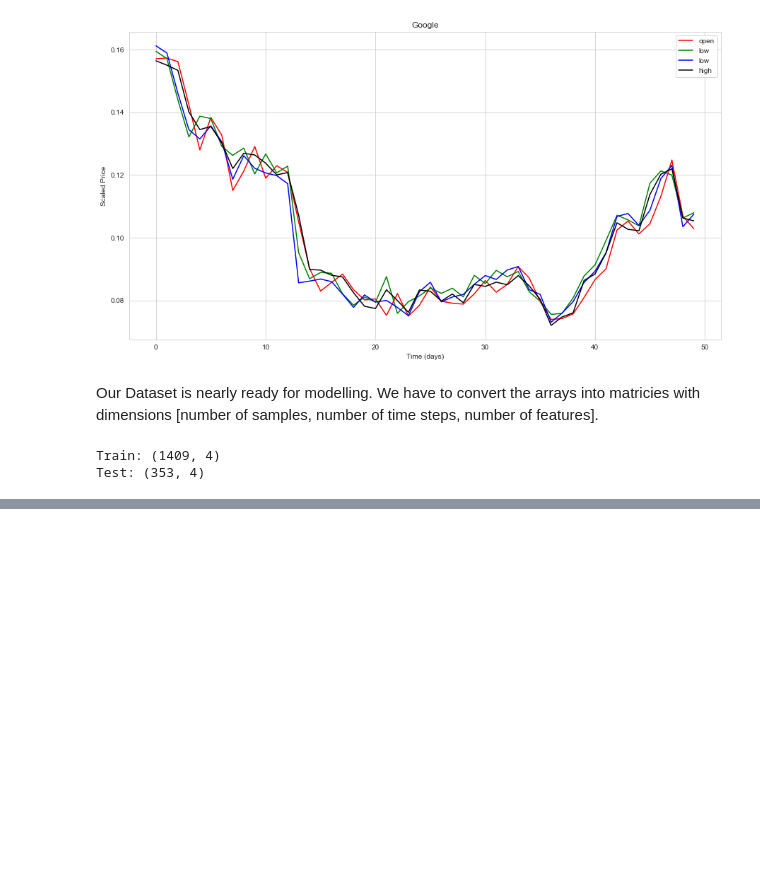
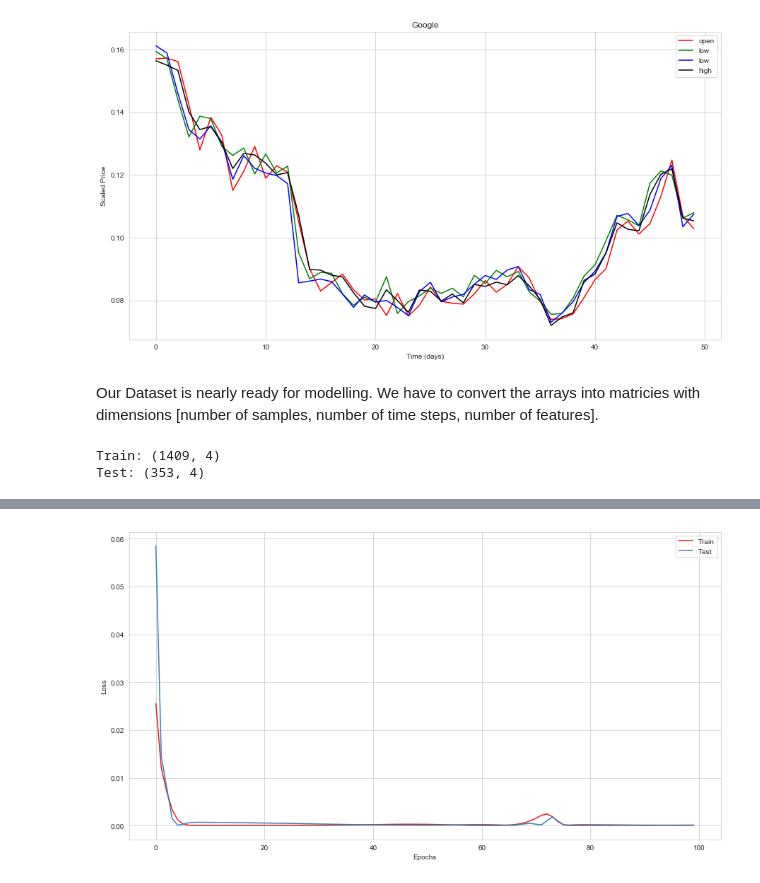
Before and after one commit to MissAle17/dsc-4-final-project-online-ds-sp-000, a Jupyter notebook: student.ipynb, the cells around one changed output, grey strips where cells are left out. Drawn from its saved outputs; the diff is of its cells as text; code cells hidden in the pictures; blank space fills up the shorter version.

```diff
--- a/student.ipynb
+++ b/student.ipynb
@@ -462,7 +462,7 @@ Test: (353, 4)
 # split into input and outputs
 train_X ,train_y = train[['open','low','high']],train['close']
 test_X, test_y = test[['open','low','high']],test['close']
-np.array()
+train_X ,train_y,test_X, test_y = np.array(train_X),np.array(train_y),np.array(test_X),np.array(test_y)
 #reshape input to be 3D [samples, timesteps, features]
 train_X = train_X.reshape((train_X.shape[0], 1, train_X.shape[1]))
 test_X = test_X.reshape((test_X.shape[0], 1, test_X.shape[1]))
@@ -485,0 +474,10 @@ print('Time Elapsed:', elapsed)
+# %%
+# Building and compiling the Basic RNN
+model = Sequential()
+model.add(LSTM(200, input_shape=(train_X.shape[1], train_X.shape[2])))
+model.add(Dense(1))
+model.compile(loss='mse', optimizer='adam')
+
+# fit network
+history = model.fit(train_X, train_y, epochs=100, batch_size=50,
+                    validation_data=(test_X, test_y), verbose=2, shuffle=False)
@@ -485,0 +502,11 @@ print('Time Elapsed:', elapsed)
+# %%
+# plotting the history
+plt.figure(figsize=(15, 8));
+plt.plot(history.history['loss'], label='Train')
+plt.plot(history.history['val_loss'], label='Test')
+plt.xlabel("Epochs")
+plt.ylabel("Loss")
+plt.legend()
+plt.show()
+# %% [output]
+[figure, added]
```
Also changed, not shown: parts of 10 cells of this notebook.
